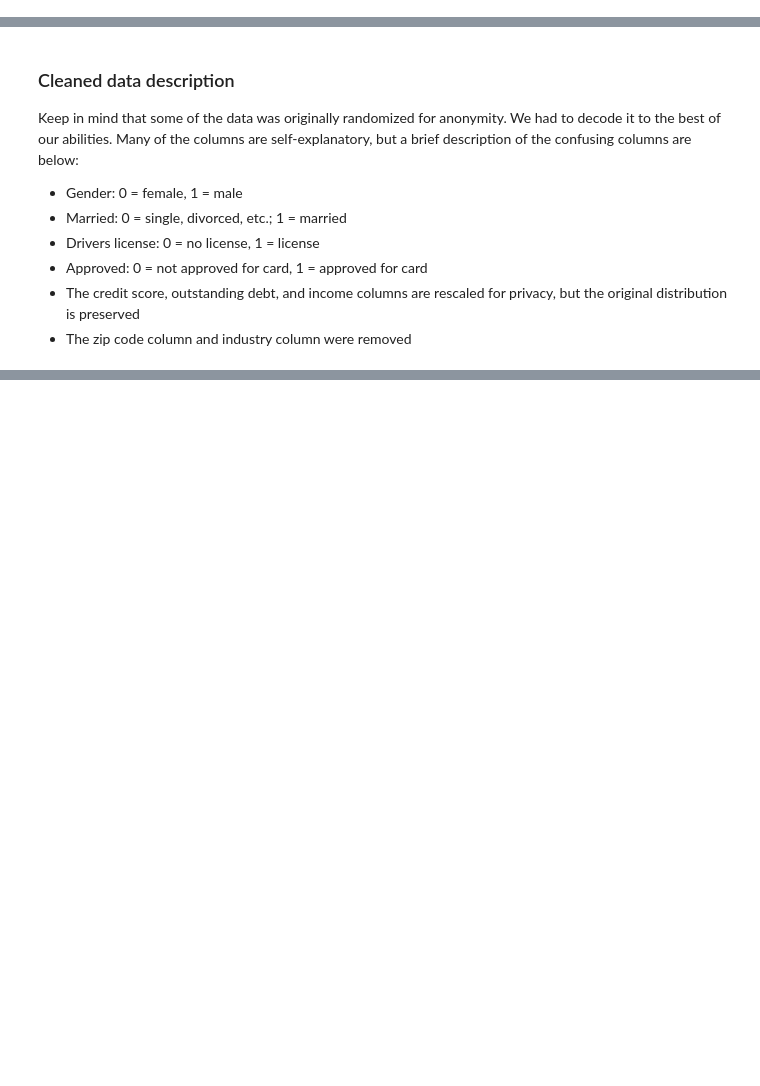
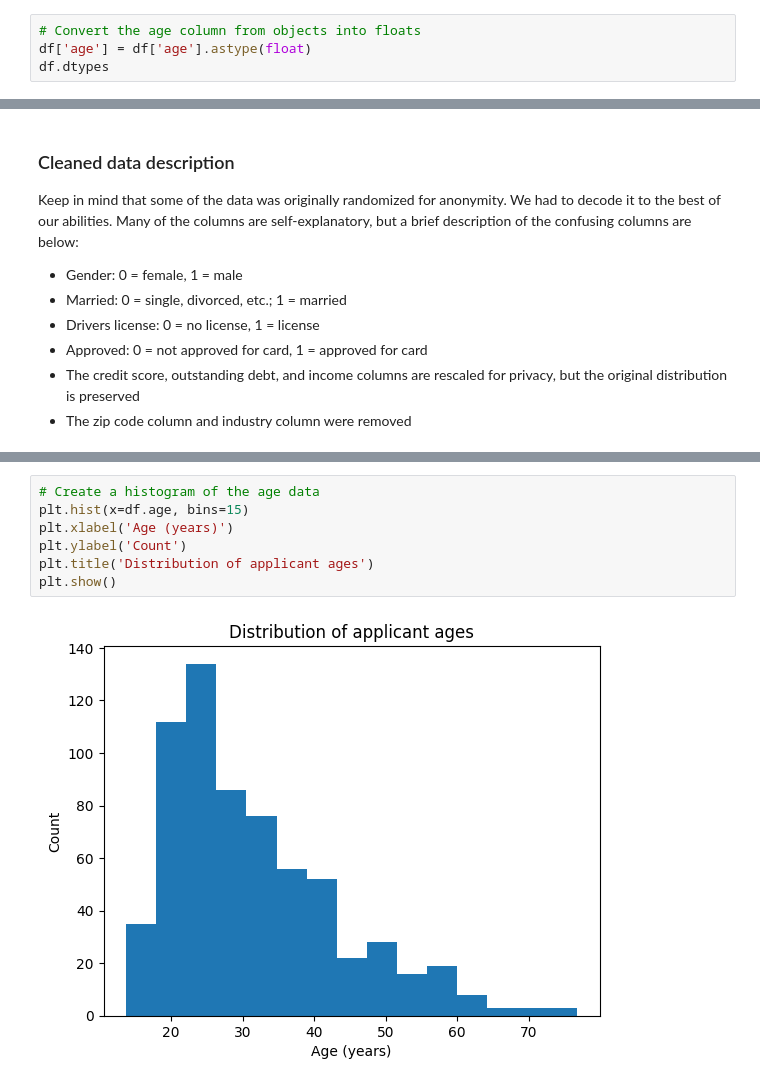
Before and after one commit to walterosborne/320final, a Jupyter notebook: Final.ipynb, the cells around one changed output, grey strips where cells are left out. Saved outputs shown, nothing was run; the diff lists cells and outputs as text; blank space fills up the shorter version.

```diff
--- a/Final.ipynb
+++ b/Final.ipynb
@@ -145,0 +152,4 @@ memory usage: 86.7+ KB
+# %%
+# Convert the age column from objects into floats
+df['age'] = df['age'].astype(float)
+df.dtypes
@@ -276,0 +330,9 @@ Keep in mind that some of the data was originally randomized for anonymity. We h
+# %%
+# Create a histogram of the age data
+plt.hist(x=df.age, bins=15)
+plt.xlabel('Age (years)')
+plt.ylabel('Count')
+plt.title('Distribution of applicant ages')
+plt.show()
+# %% [output]
+[figure, added]
```
Also changed, not shown: parts of 10 cells of this notebook.
